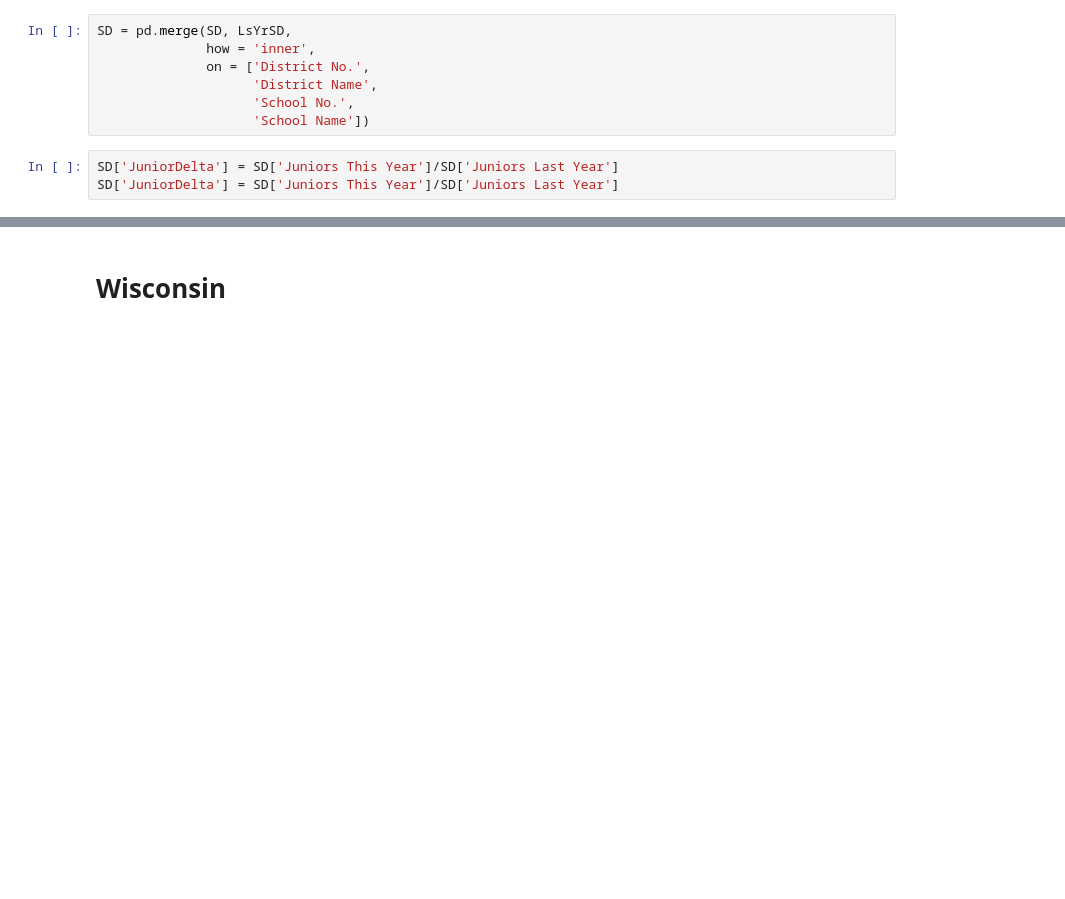
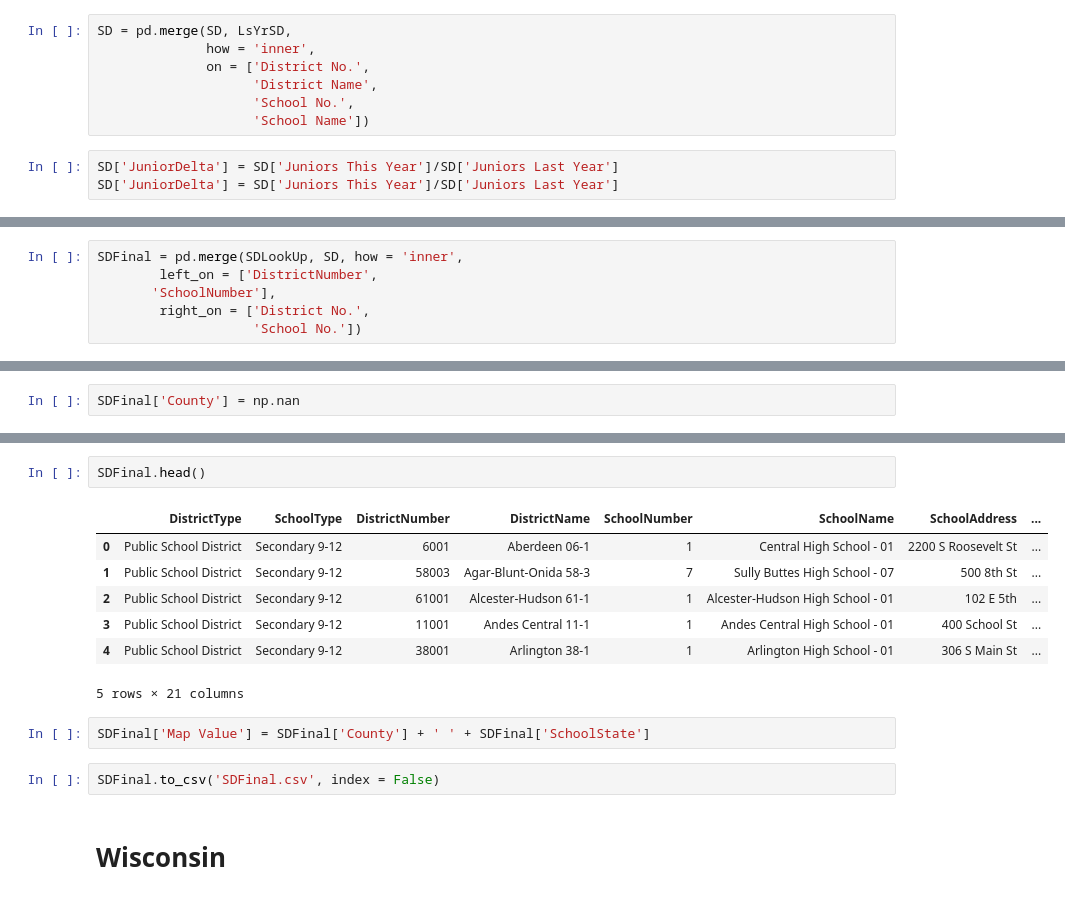
Before and after one commit to KKONZ/SCSU-Reciprocity-HS-Enrollment, a Jupyter notebook: Download Reciprocity HS Enrollment FIles.ipynb, the cells around one changed output, grey strips where cells are left out. Drawn from its saved outputs; the diff is of its cells as text; blank space fills up the shorter version.

```diff
--- a/Download Reciprocity HS Enrollment FIles.ipynb
+++ b/Download Reciprocity HS Enrollment FIles.ipynb
@@ -244,0 +347,6 @@ SD['JuniorDelta'] = SD['Juniors This Year']/SD['Juniors Last Year']
+# %%
+SDFinal = pd.merge(SDLookUp, SD, how = 'inner',
+        left_on = ['DistrictNumber',
+       'SchoolNumber'],
+        right_on = ['District No.',
+                    'School No.'])
@@ -244,0 +370,2 @@ SD['JuniorDelta'] = SD['Juniors This Year']/SD['Juniors Last Year']
+# %%
+SDFinal['County'] = np.nan
@@ -245,3 +382,17 @@ SD['JuniorDelta'] = SD['Juniors This Year']/SD['Juniors Last Year']
+# %%
+SDFinal.head()
+# %% [output]
+|  | DistrictType | SchoolType | DistrictNumber | DistrictName | SchoolNumber | SchoolName | SchoolAddress | ... |
+| 0 | Public School District | Secondary 9-12 | 6001 | Aberdeen 06-1 | 1 | Central High School - 01 | 2200 S Roosevelt St | ... |
+| 1 | Public School District | Secondary 9-12 | 58003 | Agar-Blunt-Onida 58-3 | 7 | Sully Buttes High School - 07 | 500 8th St | ... |
+| 2 | Public School District | Secondary 9-12 | 61001 | Alcester-Hudson 61-1 | 1 | Alcester-Hudson High School - 01 | 102 E 5th | ... |
+| 3 | Public School District | Secondary 9-12 | 11001 | Andes Central 11-1 | 1 | Andes Central High School - 01 | 400 School St | ... |
+| 4 | Public School District | Secondary 9-12 | 38001 | Arlington 38-1 | 1 | Arlington High School - 01 | 306 S Main St | ... |
+5 rows × 21 columns
+# %%
+SDFinal['Map Value'] = SDFinal['County'] + ' ' + SDFinal['SchoolState']
+# %%
+SDFinal.to_csv('SDFinal.csv', index = False)
 # %% [markdown]
 # Wisconsin
 # %%
```
Also changed, not shown: parts of 25 cells of this notebook, 2 other files.
